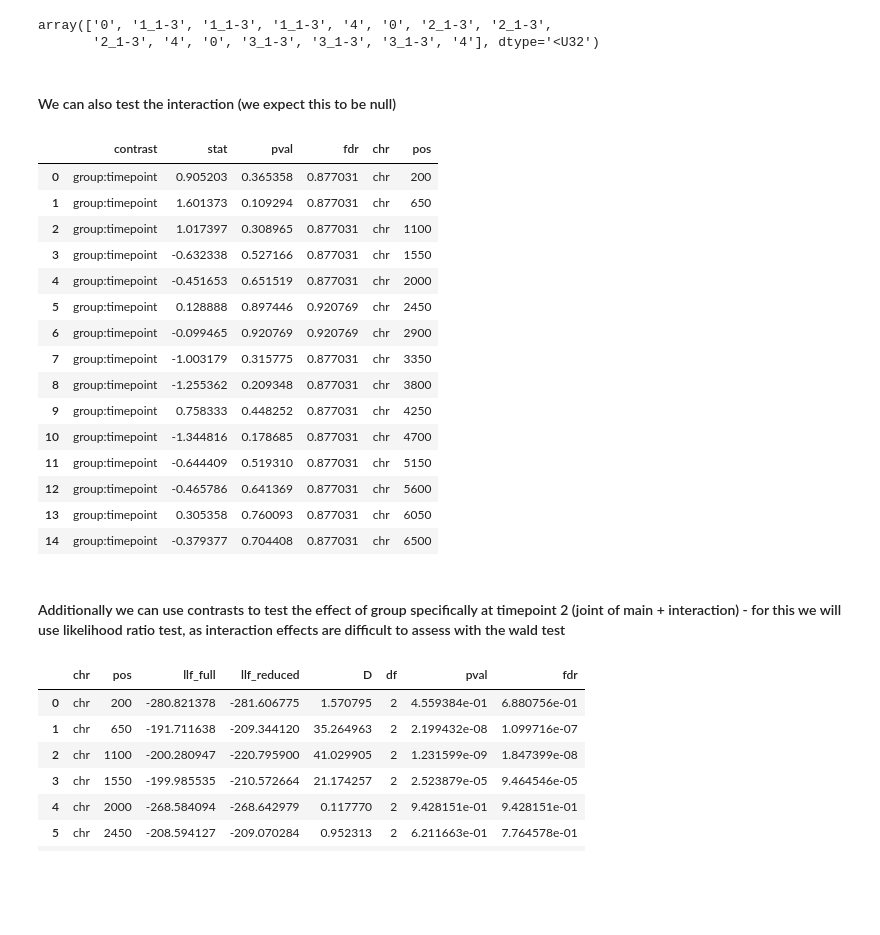
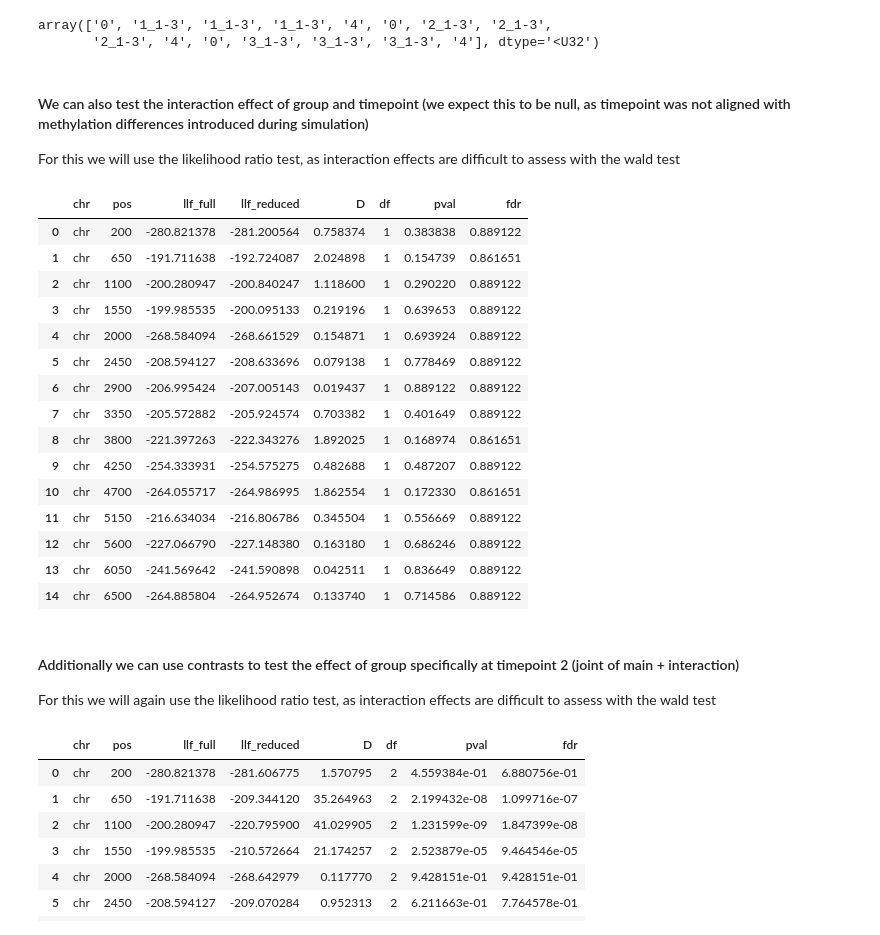
Before and after one commit to AndyCGraham/pyMethTools, a Jupyter notebook: vignettes/vignette.ipynb, the cells around one changed output. Cells and saved outputs as stored; diff of their text form; code cells hidden in the pictures; blank space fills up the shorter version.

```diff
--- a/vignettes/vignette.ipynb
+++ b/vignettes/vignette.ipynb
@@ -196,29 +199,31 @@ obj.codistrib_regions
 array(['0', '1_1-3', '1_1-3', '1_1-3', '4', '0', '2_1-3', '2_1-3',
        '2_1-3', '4', '0', '3_1-3', '3_1-3', '3_1-3', '4'], dtype='<U32')
 # %% [markdown]
-#### We can also test the interaction (we expect this to be null)
+#### We can also test the interaction effect of group and timepoint (we expect this to be null, as timepoint was not aligned with methylation differences introduced during simulation)
+For this we will use the likelihood ratio test, as interaction effects are difficult to assess with the wald test
 # %%
-cpg_res,region_res = obj.wald_test(coef='group:timepoint',find_dmrs="binary_search")
+cpg_res,region_res = obj.likelihood_ratio_test(coef='group:timepoint',find_dmrs="binary_search")
 cpg_res
 # %% [output]
-|  | contrast | stat | pval | fdr | chr | pos |
-| 0 | group:timepoint | 0.905203 | 0.365358 | 0.877031 | chr | 200 |
-| 1 | group:timepoint | 1.601373 | 0.109294 | 0.877031 | chr | 650 |
-| 2 | group:timepoint | 1.017397 | 0.308965 | 0.877031 | chr | 1100 |
-| 3 | group:timepoint | -0.632338 | 0.527166 | 0.877031 | chr | 1550 |
-| 4 | group:timepoint | -0.451653 | 0.651519 | 0.877031 | chr | 2000 |
-| 5 | group:timepoint | 0.128888 | 0.897446 | 0.920769 | chr | 2450 |
-| 6 | group:timepoint | -0.099465 | 0.920769 | 0.920769 | chr | 2900 |
-| 7 | group:timepoint | -1.003179 | 0.315775 | 0.877031 | chr | 3350 |
-| 8 | group:timepoint | -1.255362 | 0.209348 | 0.877031 | chr | 3800 |
-| 9 | group:timepoint | 0.758333 | 0.448252 | 0.877031 | chr | 4250 |
-| 10 | group:timepoint | -1.344816 | 0.178685 | 0.877031 | chr | 4700 |
-| 11 | group:timepoint | -0.644409 | 0.519310 | 0.877031 | chr | 5150 |
-| 12 | group:timepoint | -0.465786 | 0.641369 | 0.877031 | chr | 5600 |
-| 13 | group:timepoint | 0.305358 | 0.760093 | 0.877031 | chr | 6050 |
-| 14 | group:timepoint | -0.379377 | 0.704408 | 0.877031 | chr | 6500 |
+|  | chr | pos | llf_full | llf_reduced | D | df | pval | fdr |
+| 0 | chr | 200 | -280.821378 | -281.200564 | 0.758374 | 1 | 0.383838 | 0.889122 |
+| 1 | chr | 650 | -191.711638 | -192.724087 | 2.024898 | 1 | 0.154739 | 0.861651 |
+| 2 | chr | 1100 | -200.280947 | -200.840247 | 1.118600 | 1 | 0.290220 | 0.889122 |
+| 3 | chr | 1550 | -199.985535 | -200.095133 | 0.219196 | 1 | 0.639653 | 0.889122 |
+| 4 | chr | 2000 | -268.584094 | -268.661529 | 0.154871 | 1 | 0.693924 | 0.889122 |
+| 5 | chr | 2450 | -208.594127 | -208.633696 | 0.079138 | 1 | 0.778469 | 0.889122 |
+| 6 | chr | 2900 | -206.995424 | -207.005143 | 0.019437 | 1 | 0.889122 | 0.889122 |
+| 7 | chr | 3350 | -205.572882 | -205.924574 | 0.703382 | 1 | 0.401649 | 0.889122 |
+| 8 | chr | 3800 | -221.397263 | -222.343276 | 1.892025 | 1 | 0.168974 | 0.861651 |
+| 9 | chr | 4250 | -254.333931 | -254.575275 | 0.482688 | 1 | 0.487207 | 0.889122 |
+| 10 | chr | 4700 | -264.055717 | -264.986995 | 1.862554 | 1 | 0.172330 | 0.861651 |
+| 11 | chr | 5150 | -216.634034 | -216.806786 | 0.345504 | 1 | 0.556669 | 0.889122 |
+| 12 | chr | 5600 | -227.066790 | -227.148380 | 0.163180 | 1 | 0.686246 | 0.889122 |
+| 13 | chr | 6050 | -241.569642 | -241.590898 | 0.042511 | 1 | 0.836649 | 0.889122 |
+| 14 | chr | 6500 | -264.885804 | -264.952674 | 0.133740 | 1 | 0.714586 | 0.889122 |
 # %% [markdown]
-#### Additionally we can use contrasts to test the effect of group specifically at timepoint 2 (joint of main + interaction) - for this we will use likelihood ratio test, as interaction effects are difficult to assess with the wald test
+#### Additionally we can use contrasts to test the effect of group specifically at timepoint 2 (joint of main + interaction)
+For this we will again use the likelihood ratio test, as interaction effects are difficult to assess with the wald test
 # %%
 contrast = {
     "group": 1,
```
Also changed, not shown: parts of 14 cells of this notebook, 1 other file.
